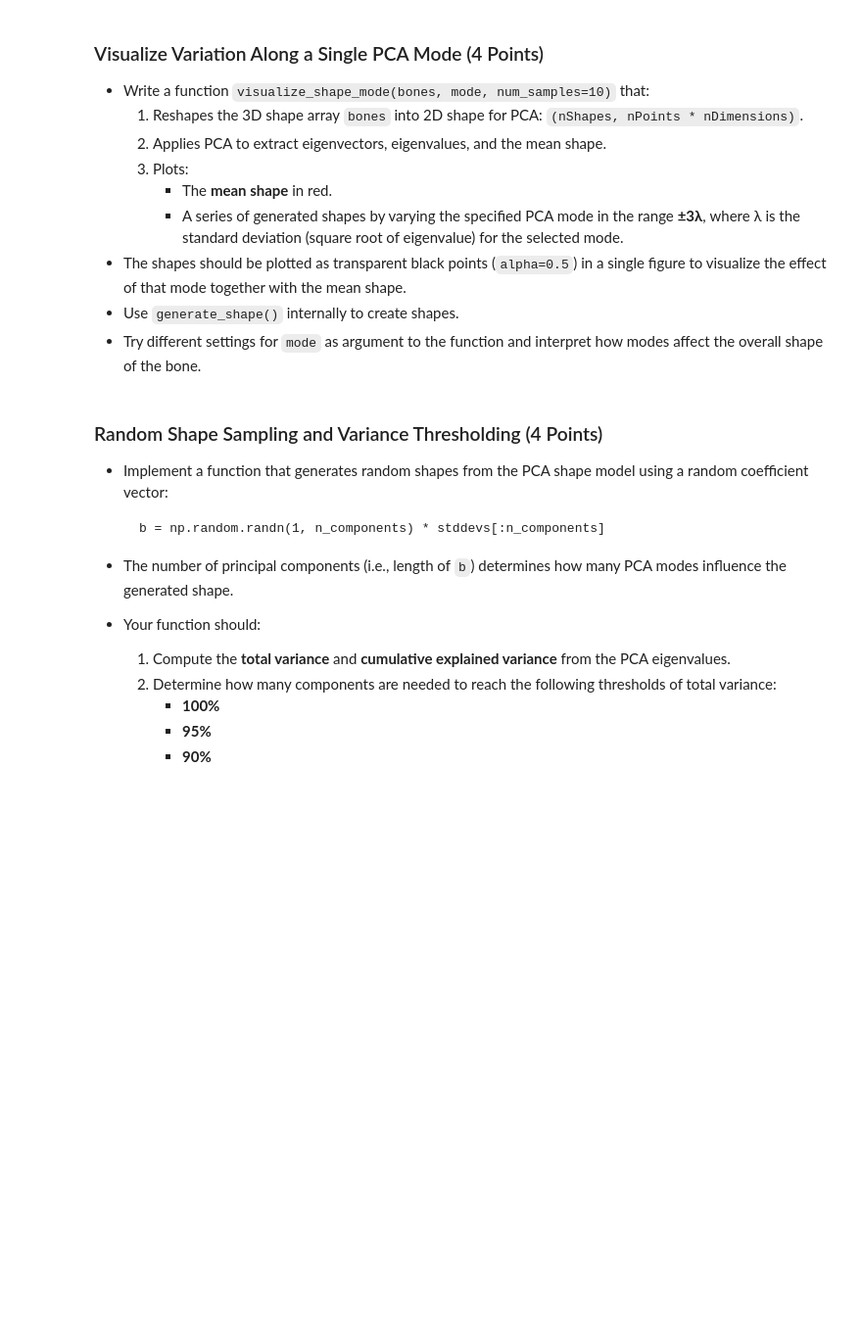
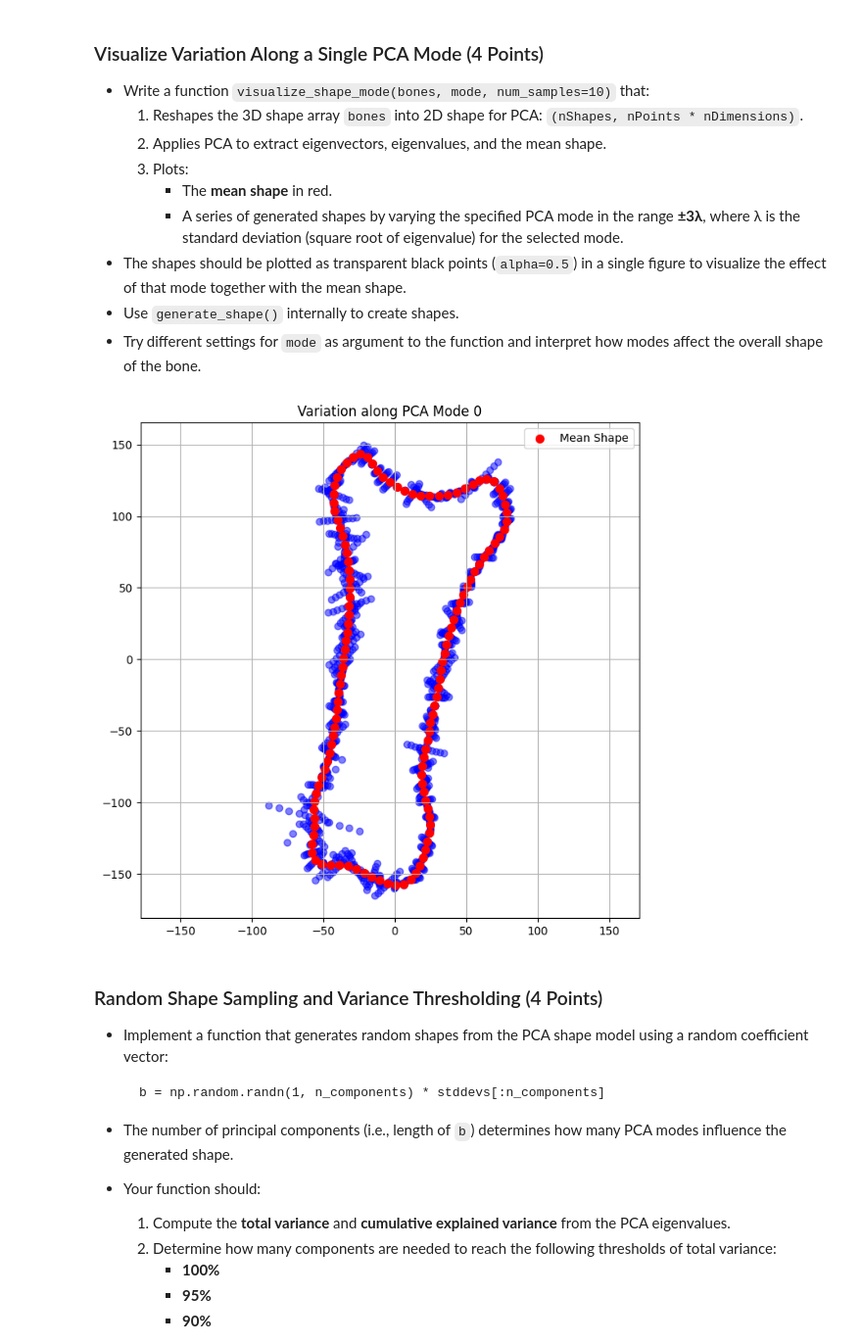
Before and after one commit to nikoczernin/MedicalAnalysis1, a Jupyter notebook: assignment1/notebook.ipynb, the cells around one changed output. Shown at 98% size. Saved outputs shown, nothing was run; the diff lists cells and outputs as text; code cells hidden in the pictures; blank space fills up the shorter version.

```diff
--- a/assignment1/notebook.ipynb
+++ b/assignment1/notebook.ipynb
@@ -564,30 +545,43 @@ Shape of reshaped bones for PCA: (14, 256)
 # %%
 def visualize_shape_mode(bones, mode=0, num_samples=10):
     """
     Visualize variation along a specific PCA mode using shape data.
 
     Parameters:
         bones (np.ndarray): 3D shape array of shape (nPoints, nDimensions, nShapes)
         mode (int): Index of the PCA mode to vary
         num_samples (int): Number of samples to generate in [-3λ, 3λ] range
     """
     # TODO: Reshape bones to 2D matrix for PCA
+    nPoints, nDims, nShapes = bones.shape
+    X = bones.transpose(2, 0, 1).reshape(nShapes, nPoints * nDims)
 
     # TODO: Apply PCA
+    data_pca, eigVec, eigVal, mean = pca(X, n_components=None)
+    stddevs = np.sqrt(eigVal)  # Standard deviations from eigenvalues
+    #print(f"reshaped bones PCA: {X.shape}")
 
     # TODO: Prepare plot and plot mean shape and use generate_shape and plot new shape
-    plt.figure(figsize=(5, 10))
+    plt.figure(figsize=(8, 8))
 
     # TODO: Vary the selected mode in ±3λ
-
-
+    b_values = np.linspace(-3 * stddevs[mode], 3 * stddevs[mode], num_samples)
+    for b in b_values:
+        # Generate new shape using the selected mode
+        new_shape = generate_shape(np.array([b]), mean, eigVec)
+        plt.scatter(new_shape[:, 0], new_shape[:, 1], color='blue', alpha=0.5)
+    # Plot mean shape
+    mean_shape_reshaped = mean.reshape(nPoints, nDims)
+    plt.scatter(mean_shape_reshaped[:, 0], mean_shape_reshaped[:, 1], color='red', label='Mean Shape', s=50)
     plt.axis('equal')
     plt.title(f"Variation along PCA Mode {mode}")
     plt.legend()
     plt.grid(True)
     plt.show()
 
 visualize_shape_mode(bones, mode=0, num_samples=10)
+# %% [output]
+[figure, added]
 # %% [markdown]
 ### Random Shape Sampling and Variance Thresholding (4 Points)
 
```
Also changed, not shown: parts of 3 cells of this notebook.
